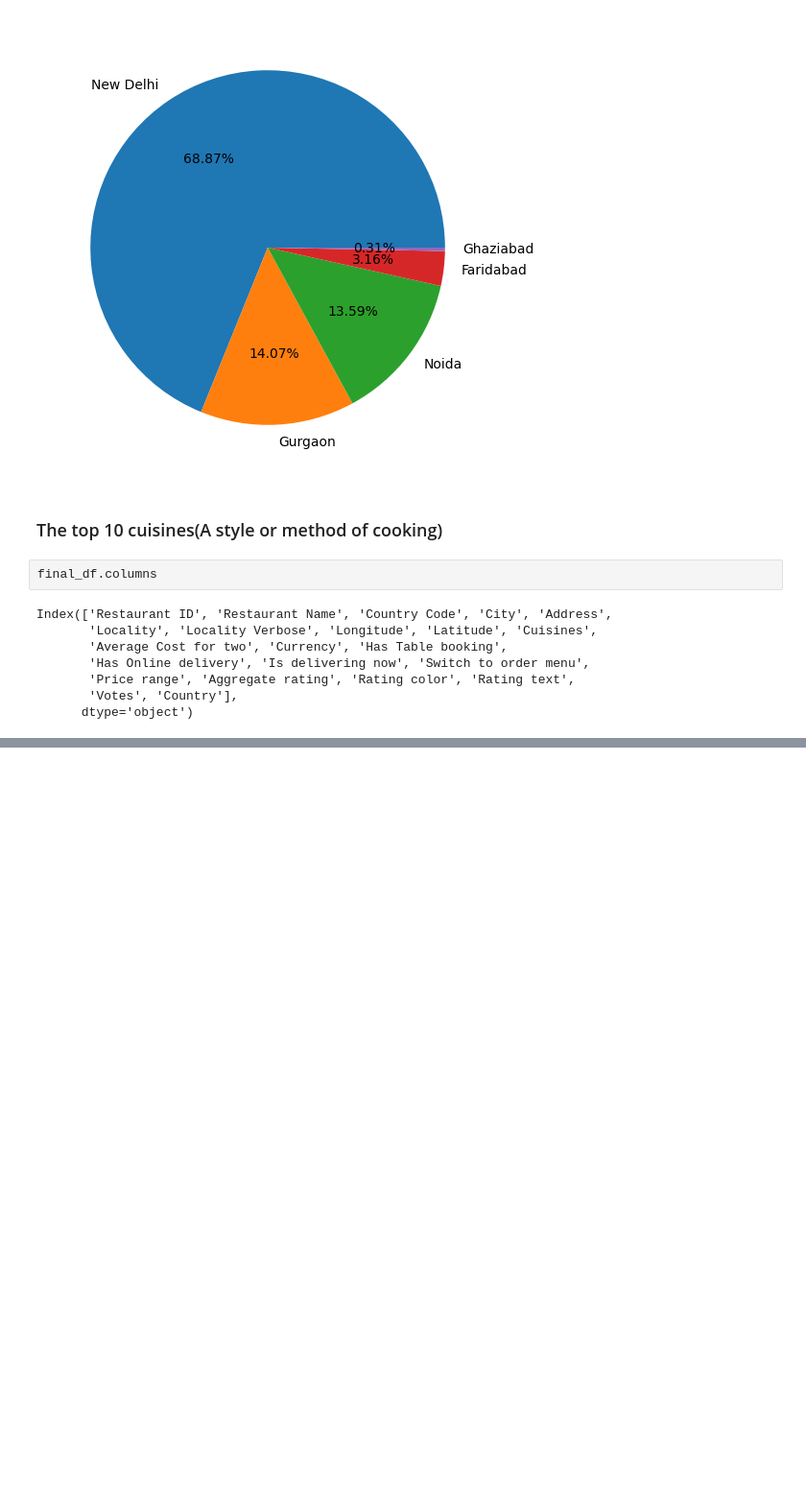
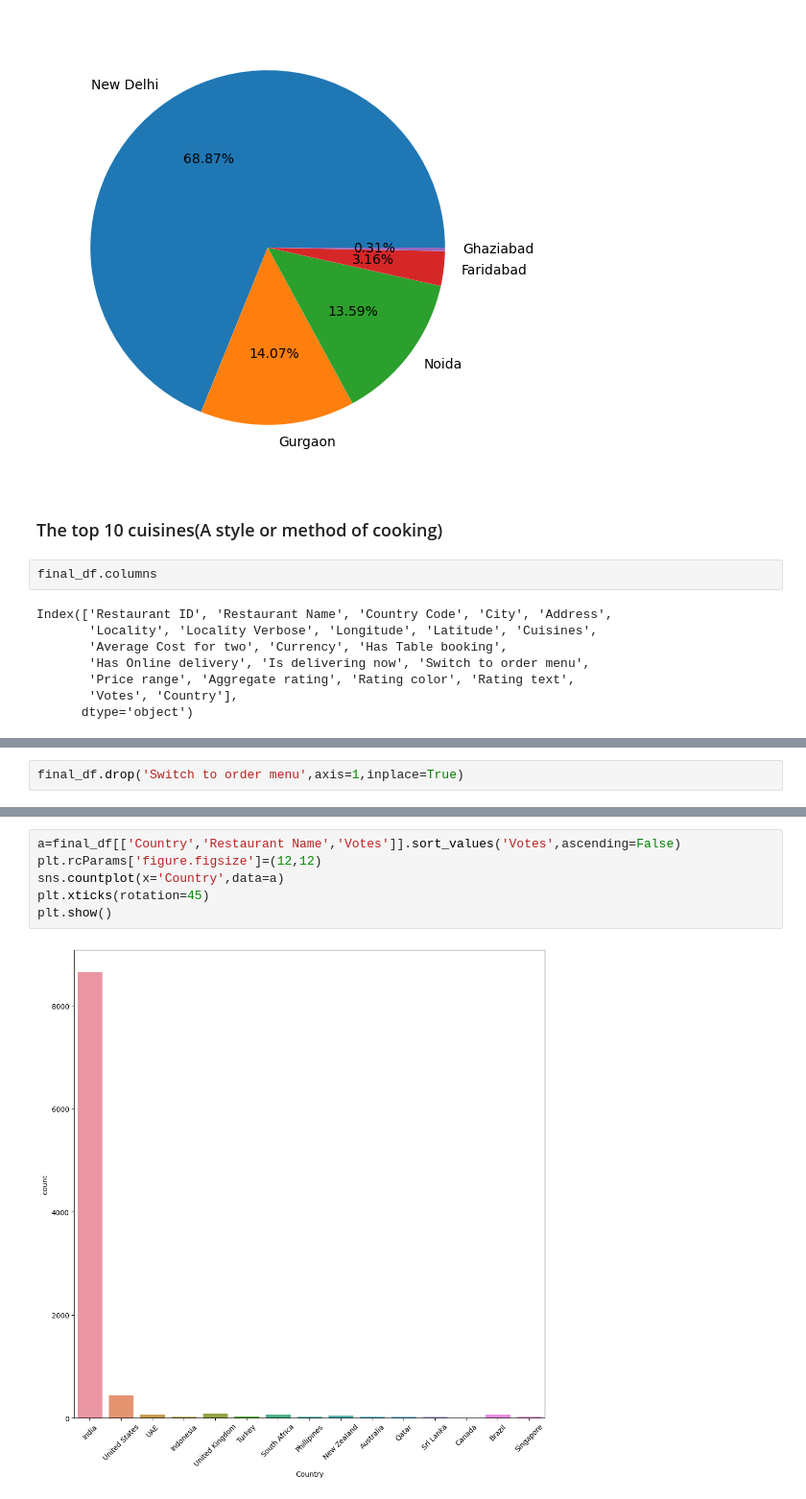
Before and after one commit to Ajayrajc1998/WEEK-10, a Jupyter notebook: WEEK 10.ipynb, the cells around one changed output, grey strips where cells are left out. Shown at 96% size. Drawn from its saved outputs; the diff is of its cells as text; blank space fills up the shorter version.

```diff
--- a/WEEK 10.ipynb
+++ b/WEEK 10.ipynb
@@ -427,0 +501,2 @@ pd.DataFrame(a[:10])
+# %%
+final_df.drop('Switch to order menu',axis=1,inplace=True)
@@ -427,0 +516,8 @@ pd.DataFrame(a[:10])
+# %%
+a=final_df[['Country','Restaurant Name','Votes']].sort_values('Votes',ascending=False)
+plt.rcParams['figure.figsize']=(12,12)
+sns.countplot(x='Country',data=a)
+plt.xticks(rotation=45)
+plt.show()
+# %% [output]
+[figure, added]
```
Also changed, not shown: parts of 25 cells of this notebook.
